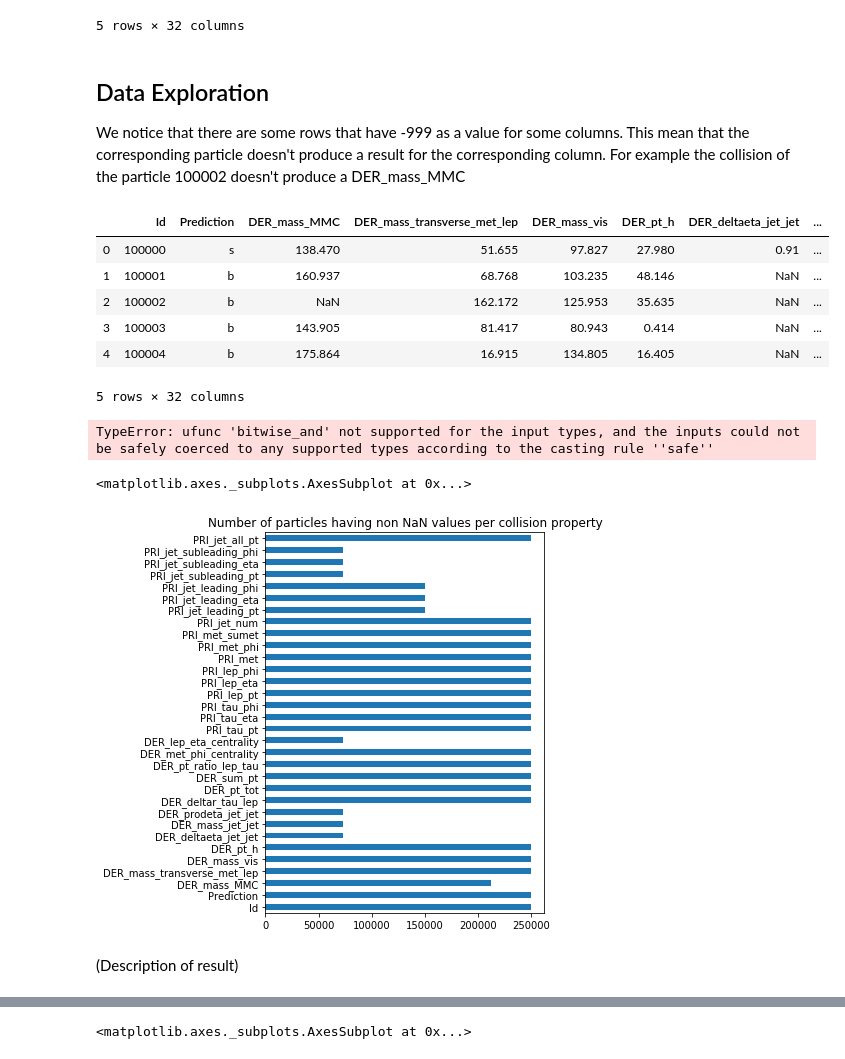
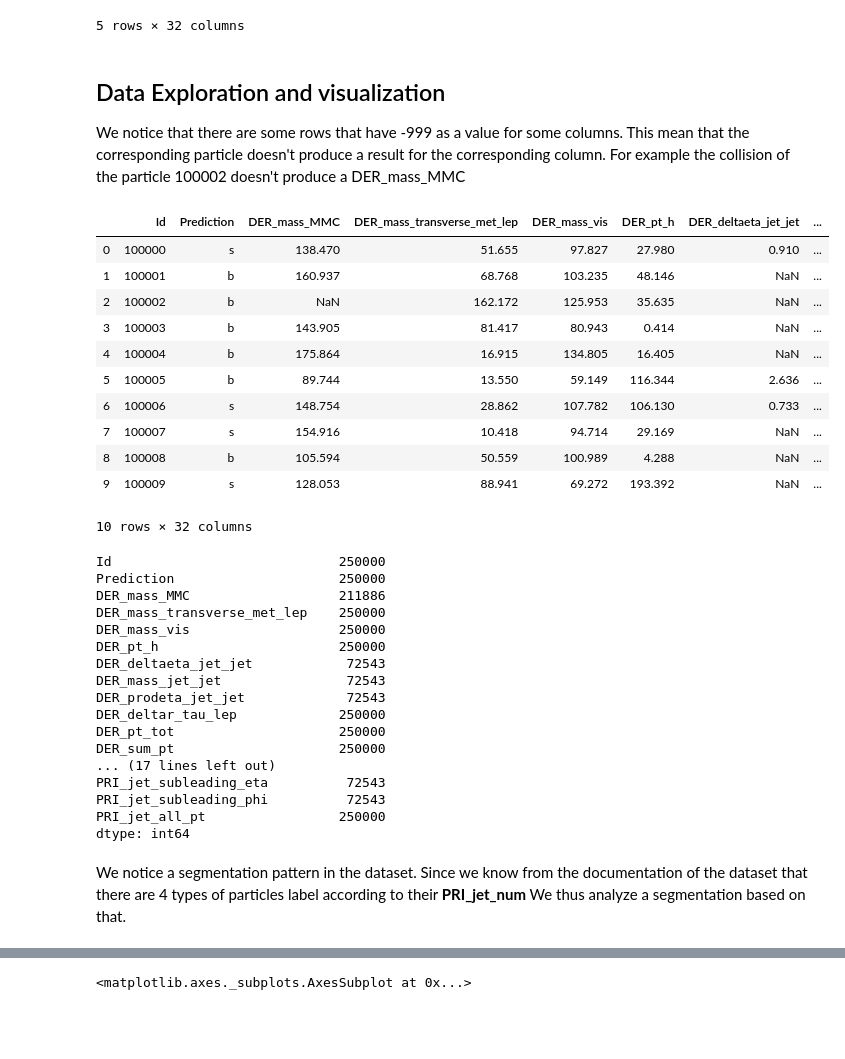
Before and after one commit to zghonda/EPFL-Machine-Learning-Higgs-2019, a Jupyter notebook: scripts/project1.ipynb, the cells around one changed output, grey strips where cells are left out. Saved outputs shown, nothing was run; the diff lists cells and outputs as text; code cells hidden in the pictures; blank space fills up the shorter version.

Commit message:
added helper functions and data analysis section

```diff
--- a/scripts/project1.ipynb
+++ b/scripts/project1.ipynb
@@ -28,34 +25,52 @@ df.head()
 | 4 | 100004 | b | 175.864 | 16.915 | 134.805 | 16.405 | -999.00 | ... |
 5 rows × 32 columns
 # %% [markdown]
-## Data Exploration
+## Data Exploration and visualization
 
 We notice that there are some rows that have -999 as a value for some columns. This mean that the corresponding particle doesn't produce a result for the corresponding column.
 For example the collision of the particle 100002 doesn't produce a DER_mass_MMC
 # %%
 # we replace all -999's by NaN
 tX = replace_data(tX,replace=-999,by=np.nan)
 df.replace(-999,np.nan,inplace=True)
-df.head()
+df.head(10)
 # %% [output]
 |  | Id | Prediction | DER_mass_MMC | DER_mass_transverse_met_lep | DER_mass_vis | DER_pt_h | DER_deltaeta_jet_jet | ... |
-| 0 | 100000 | s | 138.470 | 51.655 | 97.827 | 27.980 | 0.91 | ... |
+| 0 | 100000 | s | 138.470 | 51.655 | 97.827 | 27.980 | 0.910 | ... |
 | 1 | 100001 | b | 160.937 | 68.768 | 103.235 | 48.146 | NaN | ... |
 | 2 | 100002 | b | NaN | 162.172 | 125.953 | 35.635 | NaN | ... |
 | 3 | 100003 | b | 143.905 | 81.417 | 80.943 | 0.414 | NaN | ... |
 | 4 | 100004 | b | 175.864 | 16.915 | 134.805 | 16.405 | NaN | ... |
+| 5 | 100005 | b | 89.744 | 13.550 | 59.149 | 116.344 | 2.636 | ... |
+| 6 | 100006 | s | 148.754 | 28.862 | 107.782 | 106.130 | 0.733 | ... |
+| 7 | 100007 | s | 154.916 | 10.418 | 94.714 | 29.169 | NaN | ... |
+| 8 | 100008 | b | 105.594 | 50.559 | 100.989 | 4.288 | NaN | ... |
+| 9 | 100009 | s | 128.053 | 88.941 | 69.272 | 193.392 | NaN | ... |
-5 rows × 32 columns
+10 rows × 32 columns
-# %%
-drop_na_columns(group_indices(tX)[0])
-# %% [output]
-TypeError: ufunc 'bitwise_and' not supported for the input types, and the inputs could not be safely coerced to any supported types according to the casting rule ''safe''
 # %%
-df.count().plot(kind='barh',title = 'Number of particles having non NaN values per collision property',figsize = (5,7))
+#df.count().plot(kind='barh',title = 'Number of particles having non NaN values per collision property',figsize = (5,7))
+df.count()
 # %% [output]
-<matplotlib.axes._subplots.AxesSubplot at 0x...>
+Id                             250000
+Prediction                     250000
+DER_mass_MMC                   211886
+DER_mass_transverse_met_lep    250000
+DER_mass_vis                   250000
+DER_pt_h                       250000
+DER_deltaeta_jet_jet            72543
+DER_mass_jet_jet                72543
+DER_prodeta_jet_jet             72543
+DER_deltar_tau_lep             250000
+DER_pt_tot                     250000
+DER_sum_pt                     250000
+... (17 lines left out)
+PRI_jet_subleading_eta          72543
+PRI_jet_subleading_phi          72543
+PRI_jet_all_pt                 250000
+dtype: int64
-[figure, removed]
-# %% [markdown]
-(Description of result)
+# %% [markdown]
+We notice a segmentation pattern in the dataset. Since we know from the documentation of the dataset that there are 4 types of particles label according to their **PRI_jet_num**
+We thus analyze a segmentation based on that.
 # %%
 df[df.PRI_jet_num == 0].count().plot(kind='barh',title = 'Number of particles having numeric values per property (G0)',figsize = (5,7))
 # %% [output]
```
Also changed, not shown: parts of 15 cells of this notebook, 2 other files.
